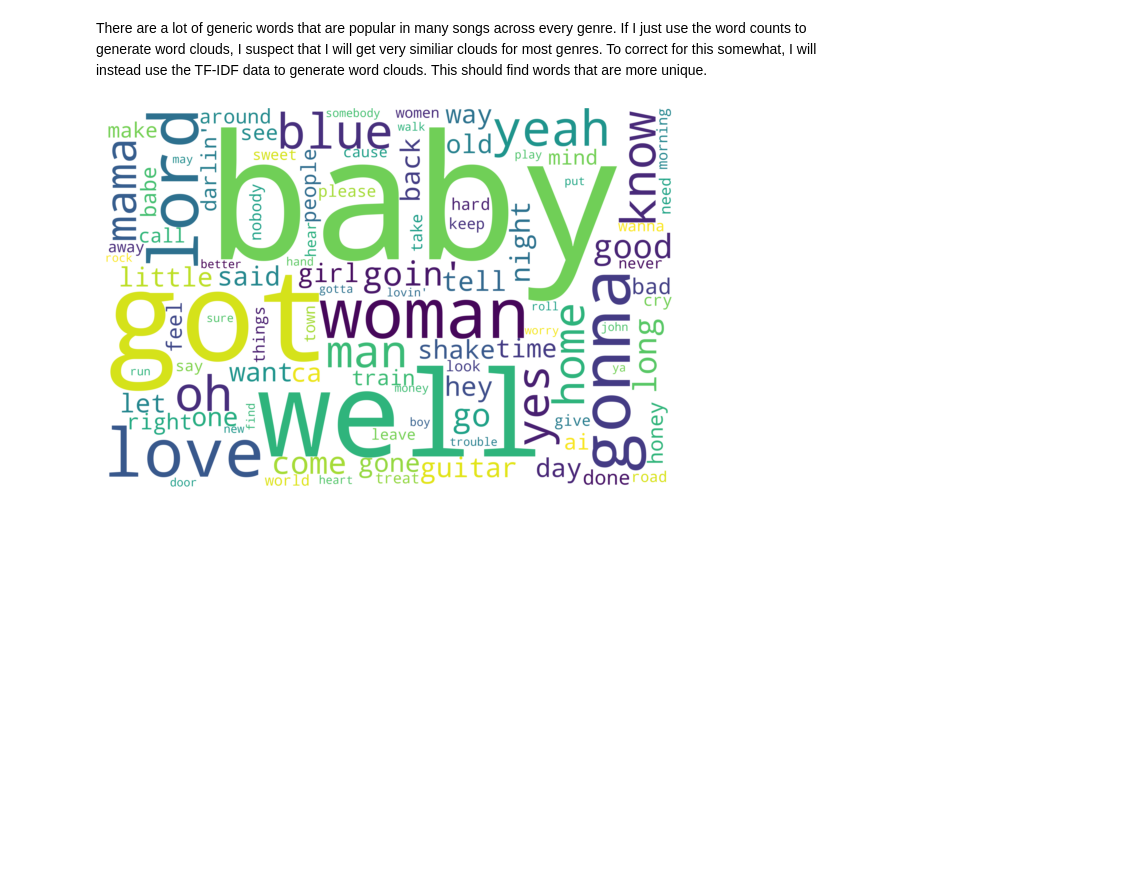
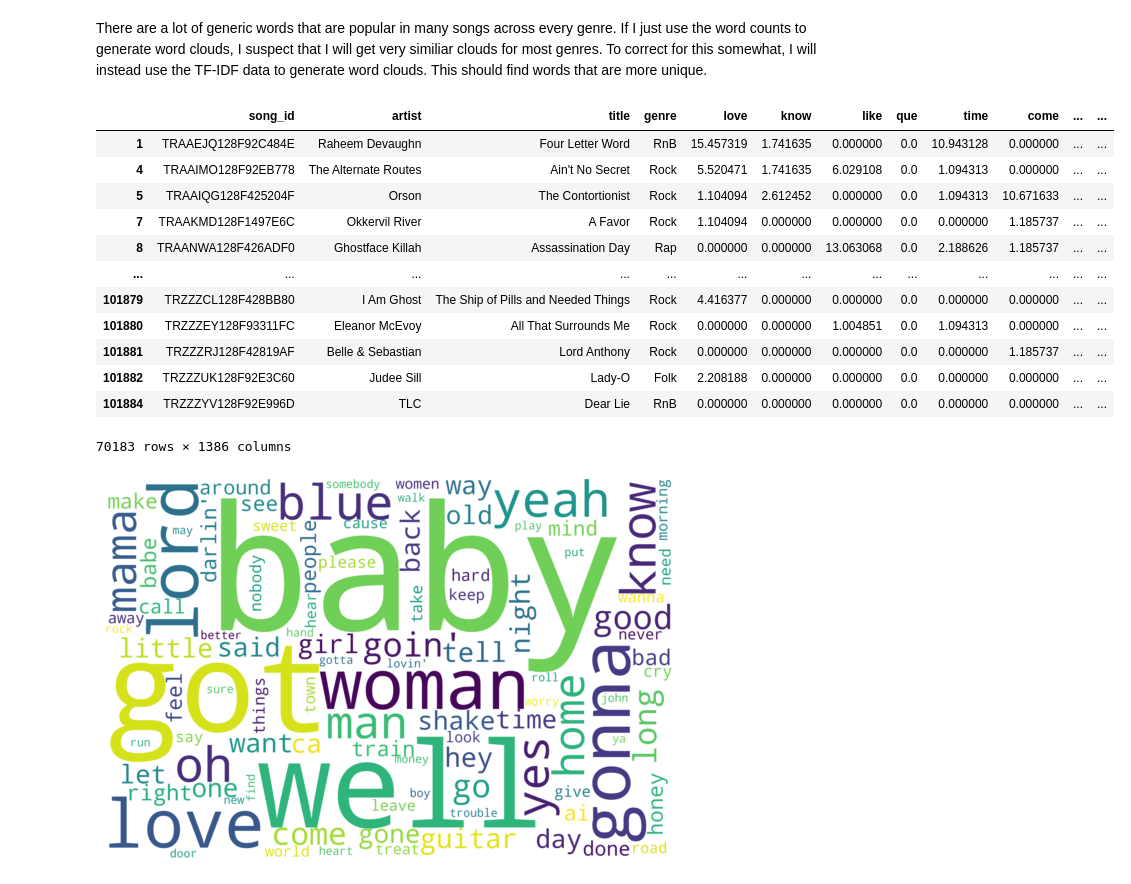
Before and after one commit to Nick-Henderson/genre-from-lyrics, a Jupyter notebook: Genre_from_lyrics_notebook.ipynb, the cells around one changed output. Drawn from its saved outputs; the diff is of its cells as text; code cells hidden in the pictures; blank space fills up the shorter version.

```diff
--- a/Genre_from_lyrics_notebook.ipynb
+++ b/Genre_from_lyrics_notebook.ipynb
@@ -393,6 +393,22 @@ tf = tf.iloc[final_indicies]
 
 # Drop New Age like we did for counts above
 tf = tf[tf.genre != 'New Age']
+# %%
+tf
+# %% [output]
+|  | song_id | artist | title | genre | love | know | like | que | time | come | ... | ... |
+| 1 | TRAAEJQ128F92C484E | Raheem Devaughn | Four Letter Word | RnB | 15.457319 | 1.741635 | 0.000000 | 0.0 | 10.943128 | 0.000000 | ... | ... |
+| 4 | TRAAIMO128F92EB778 | The Alternate Routes | Ain't No Secret | Rock | 5.520471 | 1.741635 | 6.029108 | 0.0 | 1.094313 | 0.000000 | ... | ... |
+| 5 | TRAAIQG128F425204F | Orson | The Contortionist | Rock | 1.104094 | 2.612452 | 0.000000 | 0.0 | 1.094313 | 10.671633 | ... | ... |
+| 7 | TRAAKMD128F1497E6C | Okkervil River | A Favor | Rock | 1.104094 | 0.000000 | 0.000000 | 0.0 | 0.000000 | 1.185737 | ... | ... |
+| 8 | TRAANWA128F426ADF0 | Ghostface Killah | Assassination Day | Rap | 0.000000 | 0.000000 | 13.063068 | 0.0 | 2.188626 | 1.185737 | ... | ... |
+| ... | ... | ... | ... | ... | ... | ... | ... | ... | ... | ... | ... | ... |
+| 101879 | TRZZZCL128F428BB80 | I Am Ghost | The Ship of Pills and Needed Things | Rock | 4.416377 | 0.000000 | 0.000000 | 0.0 | 0.000000 | 0.000000 | ... | ... |
+| 101880 | TRZZZEY128F93311FC | Eleanor McEvoy | All That Surrounds Me | Rock | 0.000000 | 0.000000 | 1.004851 | 0.0 | 1.094313 | 0.000000 | ... | ... |
+| 101881 | TRZZZRJ128F42819AF | Belle & Sebastian | Lord Anthony | Rock | 0.000000 | 0.000000 | 0.000000 | 0.0 | 0.000000 | 1.185737 | ... | ... |
+| 101882 | TRZZZUK128F92E3C60 | Judee Sill | Lady-O | Folk | 2.208188 | 0.000000 | 0.000000 | 0.0 | 0.000000 | 0.000000 | ... | ... |
+| 101884 | TRZZZYV128F92E996D | TLC | Dear Lie | RnB | 0.000000 | 0.000000 | 0.000000 | 0.0 | 0.000000 | 0.000000 | ... | ... |
+70183 rows × 1386 columns
 # %%
 tf_sum = tf.groupby('genre').sum()
 # %%
```
Also changed, not shown: parts of 74 cells of this notebook, 9 other files.
